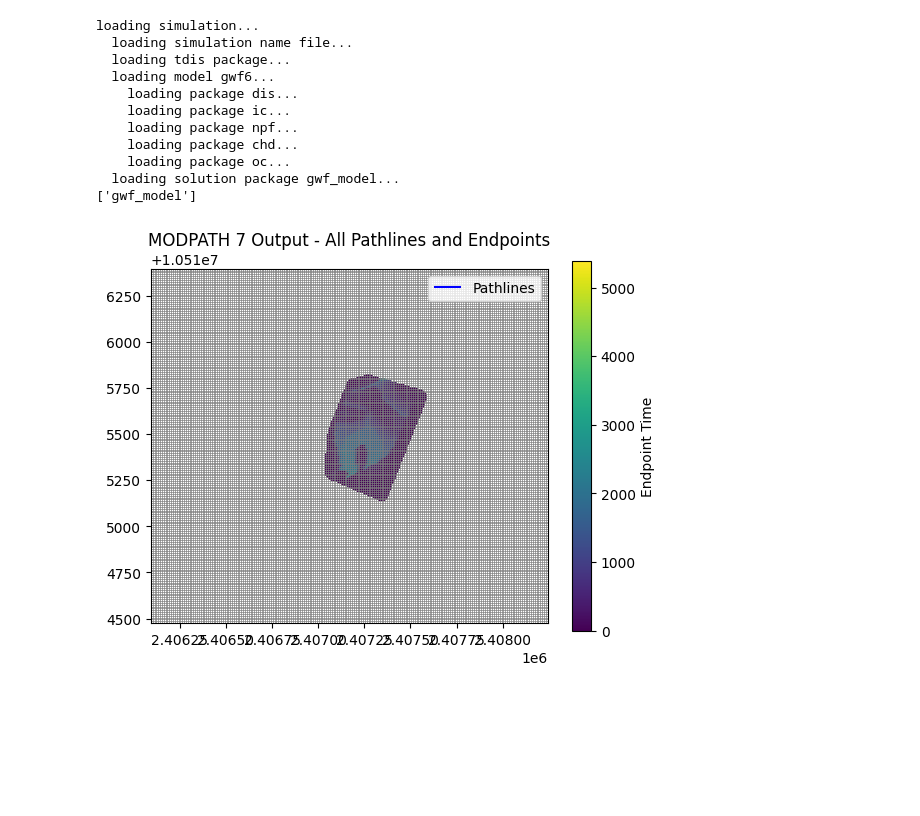
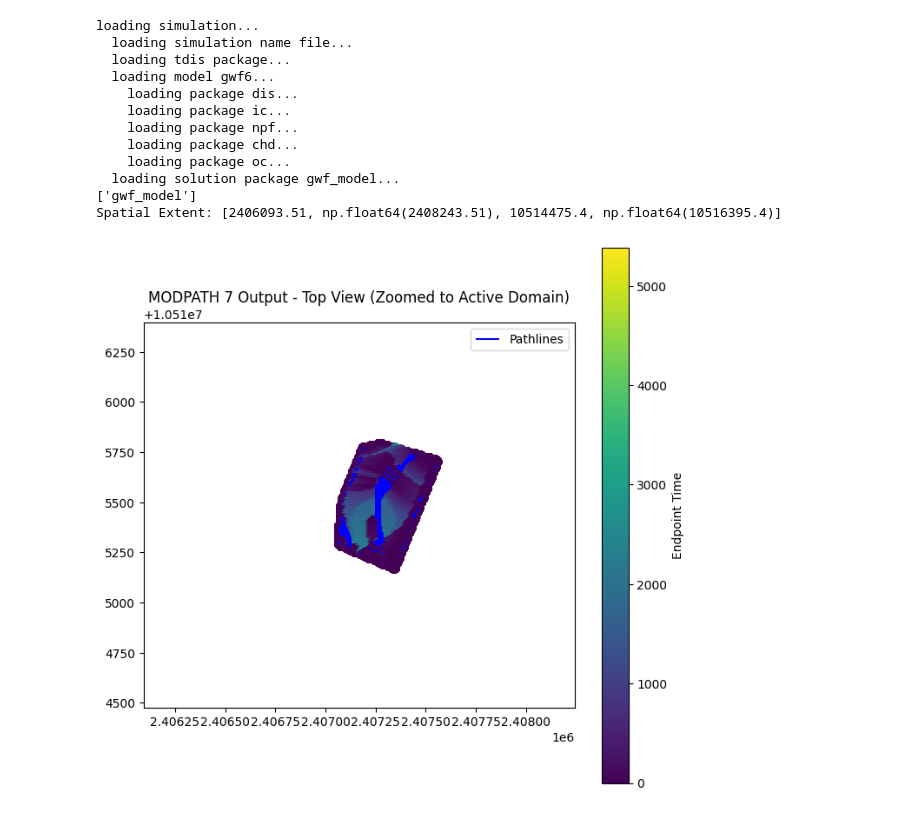
Before and after one commit to USACE-WRISES/HyporheicFloPy, a Jupyter notebook: VQuintana/Particle_plotting_test.ipynb, the cells around one changed output. Saved outputs shown, nothing was run; the diff lists cells and outputs as text; code cells hidden in the pictures; blank space fills up the shorter version.

Commit message:
pathline graphs

```diff
--- a/VQuintana/Particle_plotting_test.ipynb
+++ b/VQuintana/Particle_plotting_test.ipynb
@@ -126,5 +159,4 @@ Particle IDs List: [0, 1, 2, 3, 4, 5, 6, 7, 8, 9, 10, 11, 12, 13, 14, 15, 16, 17
 # %%
-# Plot MODPATH 7 output
 # Correct the simulation workspace path
 model_ws = r"C:\Users\u4eeevmq\Documents\Python\HyporheicFloPy\HP_workspace\gwf_workspace"
 
@@ -133,47 +165,58 @@ sim = flopy.mf6.MFSimulation.load(sim_ws=model_ws)
 print(sim.model_names)
 
 # Access the groundwater flow (GWF) model
-gwf = sim.get_model("gwf_model")  # Replace "gwf" with your model name if different
+gwf = sim.get_model("gwf_model")  # Replace "gwf_model" with your model name if different
 
-# Get idomain array
+# Get DIS package and idomain array
 dis = gwf.get_package("DIS")
-idomain = dis.idomain.array
 
-# Find active cells
-active_cells = np.any(idomain, axis=0)  # collapse across layers
-active_rows, active_cols = np.where(active_cells)
+# Get model grid information
+xorigin = dis.xorigin
+yorigin = dis.yorigin
+delr = dis.delr.array  # Column widths
+delc = dis.delc.array  # Row heights
 
-# Calculate dynamic extent
-row_min, row_max = active_rows.min(), active_rows.max()
-col_min, col_max = active_cols.min(), active_cols.max()
-extent = [col_min, col_max + 1, row_min, row_max + 1]
+# Calculate spatial extents
+x_min = xorigin.data  # Access the numerical value from MFScalar
+x_max = xorigin.data + delr.sum()  # Access data and perform addition
+y_min = yorigin.data  # Access the numerical value from MFScalar
+y_max = yorigin.data + delc.sum()  # Access data and perform addition
 
-print(f"Dynamic extent: {extent}")
+extent = [x_min, x_max, y_min, y_max]
+print(f"Spatial Extent: {extent}")
 
-# Plot top view (zoomed into active cells)
-plt.figure(figsize=(8,8))
+# Plot top view
+plt.figure(figsize=(8, 8))
 mm = flopy.plot.PlotMapView(model=gwf)
-mm.plot_grid(lw=0.5)
-mm.plot_pathline(filtered_pathlines, layer="all", colors="blue", label="Pathlines")
+
+# Plot grid (optional, set lw=0 to hide grid lines)
+mm.plot_grid(lw=0)
+
+# Plot pathlines
+mm.plot_pathline(filtered_pathlines_df, layer="all", colors="blue", label="Pathlines")
+
+# Plot endpoints (if available)
 mm.plot_endpoint(endpoints, direction="starting", colorbar=True)
 
-# Apply dynamic zoom
+# Apply spatial extent for zooming
 mm.ax.set_xlim(extent[0], extent[1])
 mm.ax.set_ylim(extent[2], extent[3])
 
+# Add title and legend
 plt.title("MODPATH 7 Output - Top View (Zoomed to Active Domain)")
 mm.ax.legend()
 plt.show()
 # %% [output]
 loading simulation...
   loading simulation name file...
   loading tdis package...
   loading model gwf6...
     loading package dis...
     loading package ic...
     loading package npf...
     loading package chd...
     loading package oc...
   loading solution package gwf_model...
 ['gwf_model']
+Spatial Extent: [2406093.51, np.float64(2408243.51), 10514475.4, np.float64(10516395.4)]
-[figure, old version]
+[figure, new version]
```
Also changed, not shown: parts of 5 cells of this notebook.
